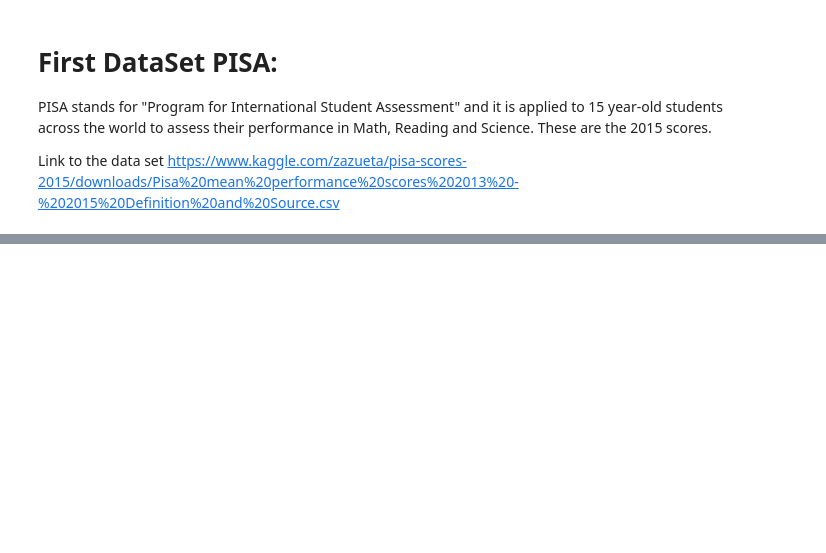
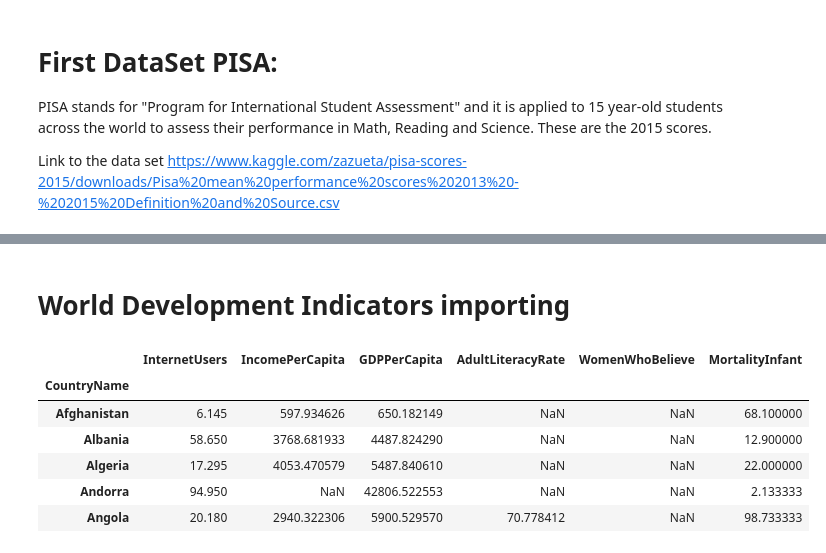
Before and after one commit to EnzoCalogero/Python_DataScience, a Jupyter notebook: course2/Assignment4.ipynb, the cells around one changed output, grey strips where cells are left out. Saved outputs shown, nothing was run; the diff lists cells and outputs as text; code cells hidden in the pictures; blank space fills up the shorter version.

```diff
--- a/course2/Assignment4.ipynb
+++ b/course2/Assignment4.ipynb
@@ -83,0 +111,2 @@ df.head(40)
+# %% [markdown]
+# World Development Indicators importing
@@ -83,0 +126,27 @@ df.head(40)
+# %%
+WordInds = pd.read_csv('Indicators.csv')#, nrows=1601)
+WordInds=WordInds[['CountryName','IndicatorCode','Year','Value']]
+#Filter for the most recent years...
+WordInds=WordInds[WordInds['Year']>2012]
+
+#Select the indicators of interest
+indicators=['IT.NET.USER.P2','NY.ADJ.NNTY.PC.CD','NY.GDP.PCAP.CD',
+'SE.ADT.LITR.ZS','SG.VAW.REFU.ZS',
+'SP.DYN.IMRT.IN']
+
+WordInds=WordInds[WordInds['IndicatorCode'].isin(indicators)]
+# %%
+WordInds=WordInds.pivot_table(index=['CountryName'],columns=['IndicatorCode'],values=['Value'])
+
+
+colonne=['InternetUsers','IncomePerCapita','GDPPerCapita','AdultLiteracyRate','WomenWhoBelieve','MortalityInfant']
+WordInds.columns=colonne
+WordInds.head()
+# %% [output]
+|  | InternetUsers | IncomePerCapita | GDPPerCapita | AdultLiteracyRate | WomenWhoBelieve | MortalityInfant |
+| CountryName |  |  |  |  |  |  |
+| Afghanistan | 6.145 | 597.934626 | 650.182149 | NaN | NaN | 68.100000 |
+| Albania | 58.650 | 3768.681933 | 4487.824290 | NaN | NaN | 12.900000 |
+| Algeria | 17.295 | 4053.470579 | 5487.840610 | NaN | NaN | 22.000000 |
+| Andorra | 94.950 | NaN | 42806.522553 | NaN | NaN | 2.133333 |
+| Angola | 20.180 | 2940.322306 | 5900.529570 | 70.778412 | NaN | 98.733333 |
```
Also changed, not shown: parts of 11 cells of this notebook.
